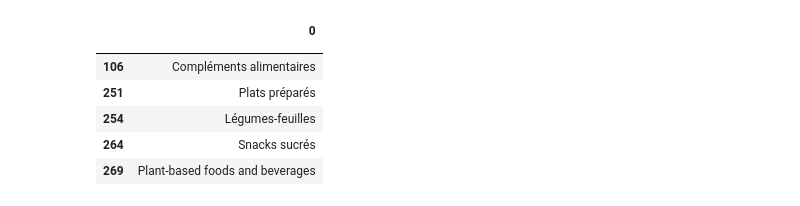
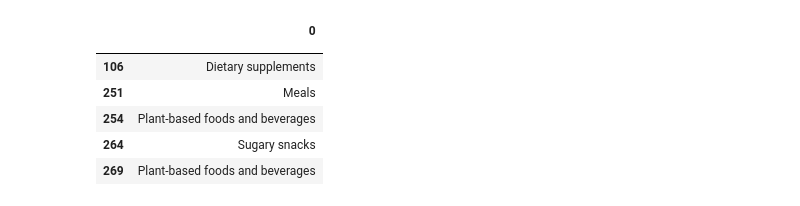
Before and after one commit to lanzrein/ada_project, a Jupyter notebook: CategoryDistance.ipynb, the cells around one changed output. Saved outputs shown, nothing was run; the diff lists cells and outputs as text; code cells hidden in the pictures.

```diff
--- a/CategoryDistance.ipynb
+++ b/CategoryDistance.ipynb
@@ -75,17 +84,17 @@ z.head()
 # %%
 ## Explode the categroies...
-explode = z['categories'].str.split(',').apply(pd.Series).unstack().dropna().to_frame()
+explode = z['categories_en'].str.split(',').apply(pd.Series).unstack().dropna().to_frame()
 explode = explode.reset_index().set_index('level_1')
 explode = explode.drop(['level_0'],axis=1)
 explode.index.name=''
 explode.head()
 # %% [output]
 |  | 0 |
 |  |  |
-| 106 | Compléments alimentaires |
-| 251 | Plats préparés |
-| 254 | Légumes-feuilles |
-| 264 | Snacks sucrés |
+| 106 | Dietary supplements |
+| 251 | Meals |
+| 254 | Plant-based foods and beverages |
+| 264 | Sugary snacks |
 | 269 | Plant-based foods and beverages |
 # %%
 merged = explode.join(z)
```
Also changed, not shown: parts of 8 cells of this notebook, 46 other files.
